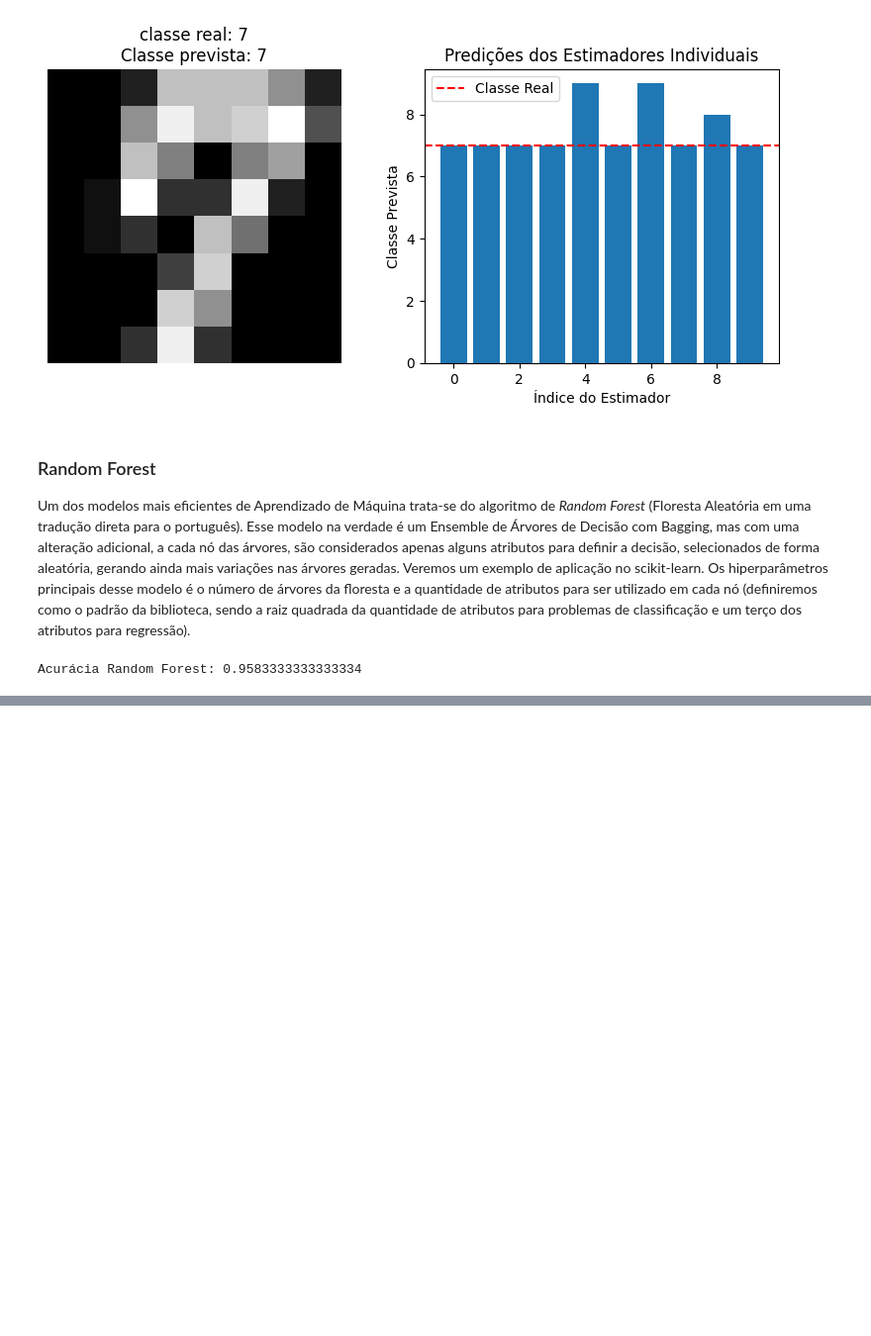
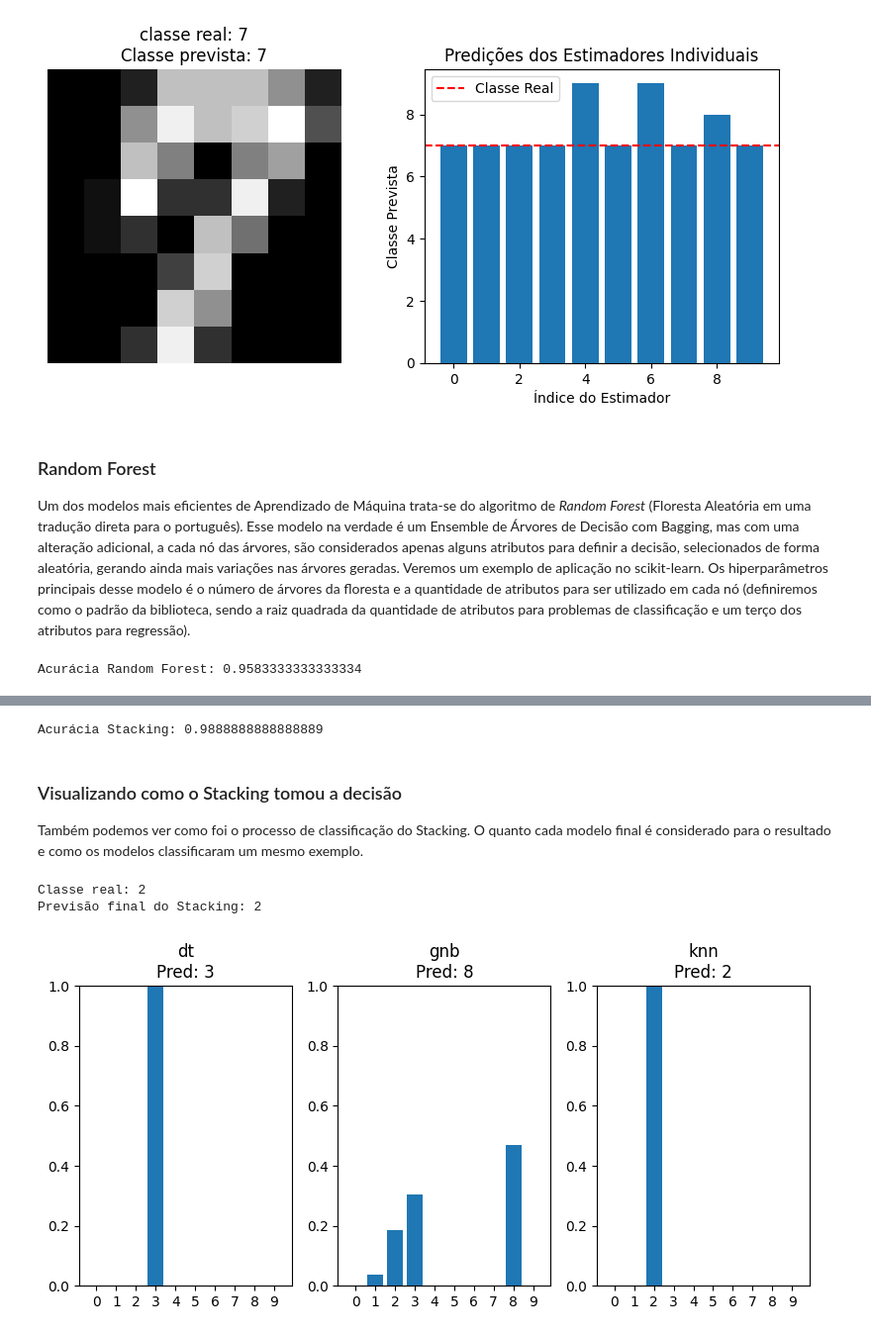
Before and after one commit to henriquemargotte/Aprendizado-de-Maquina-2025-2, a Jupyter notebook: Lab8/lab8.ipynb, the cells around one changed output, grey strips where cells are left out. Shown at 99% size. Drawn from its saved outputs; the diff is of its cells as text; code cells hidden in the pictures; blank space fills up the shorter version.

Commit message:
Exemplo Lab 8

```diff
--- a/Lab8/lab8.ipynb
+++ b/Lab8/lab8.ipynb
@@ -101,0 +103,11 @@ Acurácia Random Forest: 0.9583333333333334
+# %%
+from sklearn.ensemble import AdaBoostClassifier
+
+# Classificador fraco (stump = árvore de profundidade 1)
+stump = DecisionTreeClassifier(max_depth=1)
+
+# AdaBoost ensemble
+ada = AdaBoostClassifier(estimator=stump, n_estimators=100, learning_rate=1.0, random_state=42)
+ada.fit(X_train, y_train)
+
+print("Acurácia AdaBoost:", accuracy_score(y_test, ada.predict(X_test)))
@@ -101,0 +121,61 @@ Acurácia Random Forest: 0.9583333333333334
+# %%
+from sklearn.ensemble import StackingClassifier
+from sklearn.linear_model import LogisticRegression
+from sklearn.naive_bayes import GaussianNB
+from sklearn.neighbors import KNeighborsClassifier
+
+# Define os modelos base
+estimators = [
+    ('dt', DecisionTreeClassifier()),
+    ('gnb', GaussianNB()),
+    ('knn', KNeighborsClassifier())
+]
+
+# Stacking ensemble
+stacking = StackingClassifier(
+    estimators=estimators,
+    final_estimator=LogisticRegression(),
+    cv=5
+)
+
+stacking.fit(X_train, y_train)
+y_stacking_pred = stacking.predict(X_test)
+
+print("Acurácia Stacking:", accuracy_score(y_test, y_stacking_pred))
+# %% [output]
+Acurácia Stacking: 0.9888888888888889
+# %% [markdown]
+### Visualizando como o Stacking tomou a decisão
+Também podemos ver como foi o processo de classificação do Stacking. O quanto cada modelo final é considerado para o resultado e como os modelos classificaram um mesmo exemplo.
+# %%
+# Define um exemplo para visualização
+idx = 7
+sample = X_test[idx].reshape(1, -1)
+true_label = y_test[idx]
+
+# Probabilidade dos modelos base
+probas = np.array([clf.predict_proba(sample).ravel() for name, clf in stacking.named_estimators_.items()])
+
+# Obter a previsão final do stacking
+final_pred = stacking.predict(sample)[0]
+
+print(f"Classe real: {true_label}")
+print(f"Previsão final do Stacking: {final_pred}")
+# %% [output]
+Classe real: 2
+Previsão final do Stacking: 2
+# %%
+# Como cada modelo classificou o exemplo
+classes = np.arange(10)
+plt.figure(figsize=(8, 4))
+
+for i, (name, probs) in enumerate(zip(stacking.named_estimators_.keys(), probas)):
+    plt.subplot(1, len(probas), i+1)
+    plt.bar(classes, probs)
+    plt.title(f"{name}\nPred: {classes[np.argmax(probs)]}")
+    plt.xticks(classes)
+    plt.ylim(0, 1)
+plt.tight_layout()
+plt.show()
+# %% [output]
+[figure, added]
```
Also changed, not shown: parts of 8 cells of this notebook.
